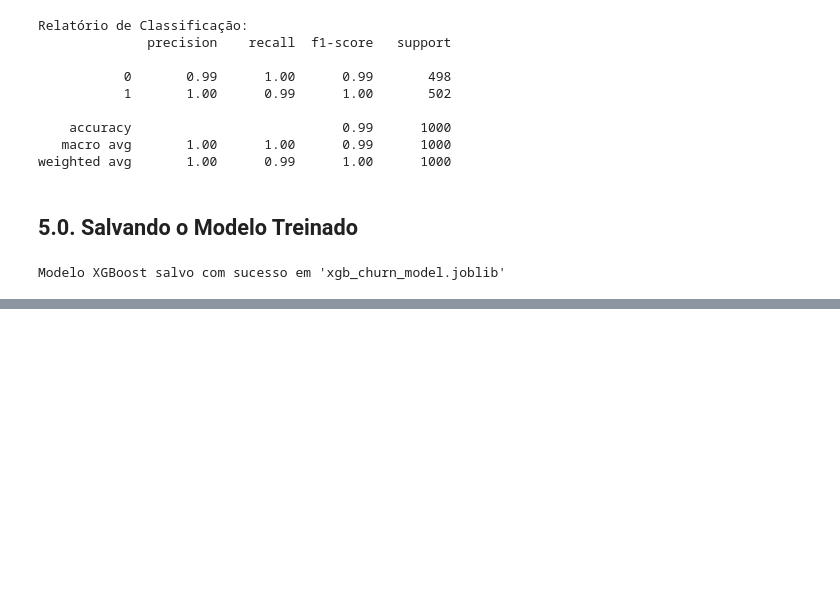
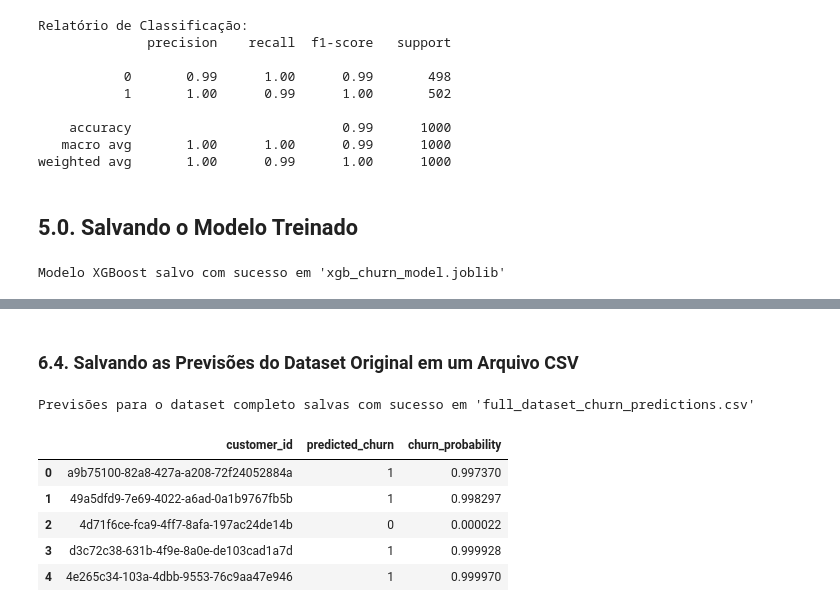
Before and after one commit to leoserpa/netflix-churn-prediction-dashboard, a Jupyter notebook: notebooks/netflix_churn_prediction.ipynb, the cells around one changed output, grey strips where cells are left out. Drawn from its saved outputs; the diff is of its cells as text; code cells hidden in the pictures; blank space fills up the shorter version.

```diff
--- a/notebooks/netflix_churn_prediction.ipynb
+++ b/notebooks/netflix_churn_prediction.ipynb
@@ -402,0 +477,26 @@ Modelo XGBoost salvo com sucesso em 'xgb_churn_model.joblib'
+# %% [markdown]
+### 6.4. Salvando as Previsões do Dataset Original em um Arquivo CSV
+# %%
+# Criar um DataFrame com os customer_ids e as previsões
+predictions_full_df = pd.DataFrame({
+    'customer_id': df['customer_id'], # Usar os customer_id do df original
+    'predicted_churn': original_predictions,
+    'churn_probability': original_prediction_proba
+})
+
+# Definir o nome do arquivo de saída
+output_filename_full = 'full_dataset_churn_predictions.csv'
+
+# Salvar o DataFrame em um arquivo CSV
+predictions_full_df.to_csv(output_filename_full, index=False)
+
+print(f"Previsões para o dataset completo salvas com sucesso em '{output_filename_full}'")
+display(predictions_full_df.head())
+# %% [output]
+Previsões para o dataset completo salvas com sucesso em 'full_dataset_churn_predictions.csv'
+|  | customer_id | predicted_churn | churn_probability |
+| 0 | a9b75100-82a8-427a-a208-72f24052884a | 1 | 0.997370 |
+| 1 | 49a5dfd9-7e69-4022-a6ad-0a1b9767fb5b | 1 | 0.998297 |
+| 2 | 4d71f6ce-fca9-4ff7-8afa-197ac24de14b | 0 | 0.000022 |
+| 3 | d3c72c38-631b-4f9e-8a0e-de103cad1a7d | 1 | 0.999928 |
+| 4 | 4e265c34-103a-4dbb-9553-76c9aa47e946 | 1 | 0.999970 |
```
Also changed, not shown: parts of 7 cells of this notebook.
